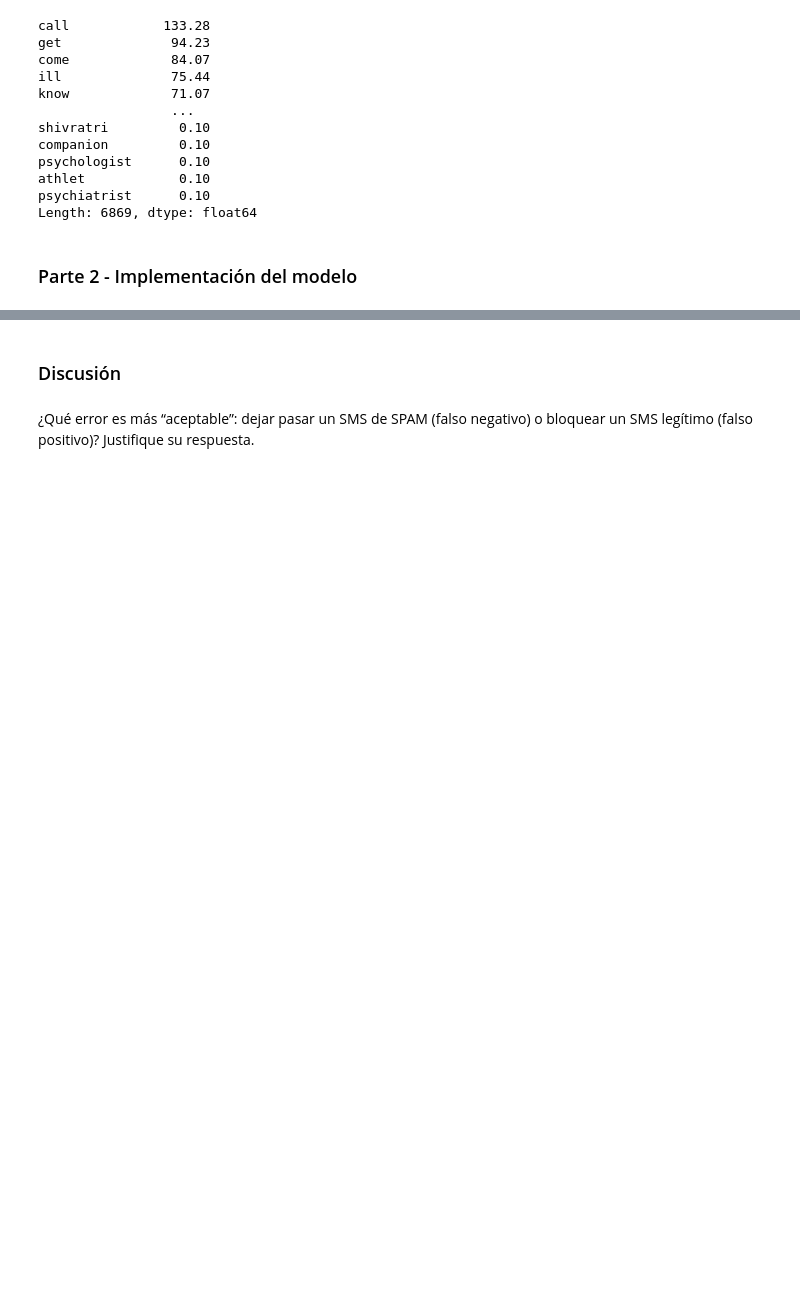
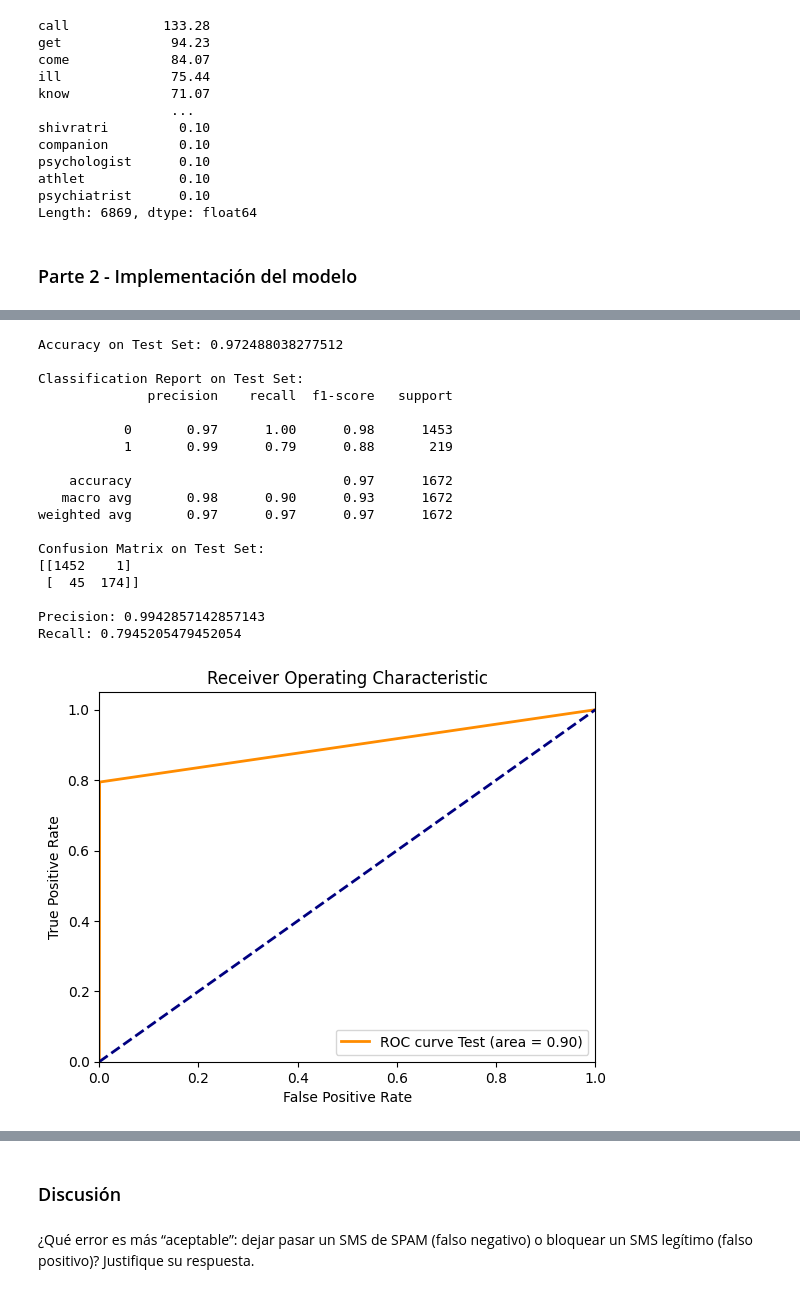
Before and after one commit to andresdlRoca/Lab2_SecurityDS, a Jupyter notebook: lab2.ipynb, the cells around one changed output, grey strips where cells are left out. Drawn from its saved outputs; the diff is of its cells as text; code cells hidden in the pictures; blank space fills up the shorter version.

```diff
--- a/lab2.ipynb
+++ b/lab2.ipynb
@@ -396,0 +457,53 @@ Length: 6869, dtype: float64
+# %%
+y_pred_test = svm_model.predict(X_test)
+
+print("\nAccuracy on Test Set:", accuracy_score(y_test, y_pred_test))
+print("\nClassification Report on Test Set:")
+print(classification_report(y_test, y_pred_test))
+
+# Matriz de confusión
+conf_matrix = confusion_matrix(y_test, y_pred_test)
+print("Confusion Matrix on Test Set:")
+print(conf_matrix)
+
+# Precision y Recall
+precision = conf_matrix[1, 1] / (conf_matrix[1, 1] + conf_matrix[0, 1])
+recall = conf_matrix[1, 1] / (conf_matrix[1, 1] + conf_matrix[1, 0])
+print("\nPrecision:", precision)
+print("Recall:", recall)
+
+# Curva ROC y AUC
+fpr_t, tpr_t, thresholds_t = roc_curve(y_test, y_pred_test)
+roc_auc_t = auc(fpr_t, tpr_t)
+
+plt.figure()
+lw = 2
+plt.plot(fpr_t, tpr_t, color='darkorange', lw=lw, label='ROC curve Test (area = %0.2f)' % roc_auc_t)
+plt.plot([0, 1], [0, 1], color='navy', lw=lw, linestyle='--')
+plt.xlim([0.0, 1.0])
+plt.ylim([0.0, 1.05])
+plt.xlabel('False Positive Rate')
+plt.ylabel('True Positive Rate')
+plt.title('Receiver Operating Characteristic')
+plt.legend(loc="lower right")
+plt.show()
+# %% [output]
+Accuracy on Test Set: 0.972488038277512
+
+Classification Report on Test Set:
+              precision    recall  f1-score   support
+
+           0       0.97      1.00      0.98      1453
+           1       0.99      0.79      0.88       219
+
+    accuracy                           0.97      1672
+   macro avg       0.98      0.90      0.93      1672
+weighted avg       0.97      0.97      0.97      1672
+
+Confusion Matrix on Test Set:
+[[1452    1]
+ [  45  174]]
+
+Precision: 0.9942857142857143
+Recall: 0.7945205479452054
+[figure, added]
```
Also changed, not shown: parts of 15 cells of this notebook.
